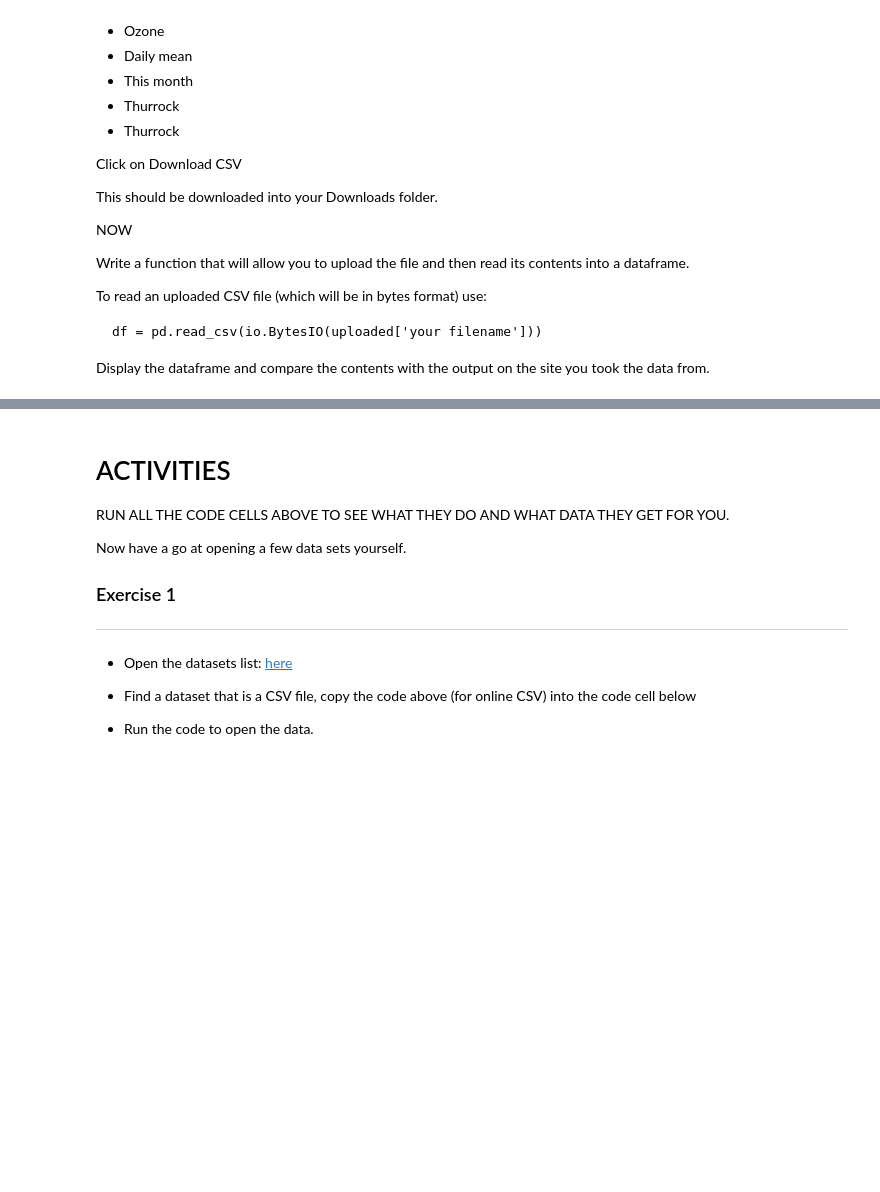
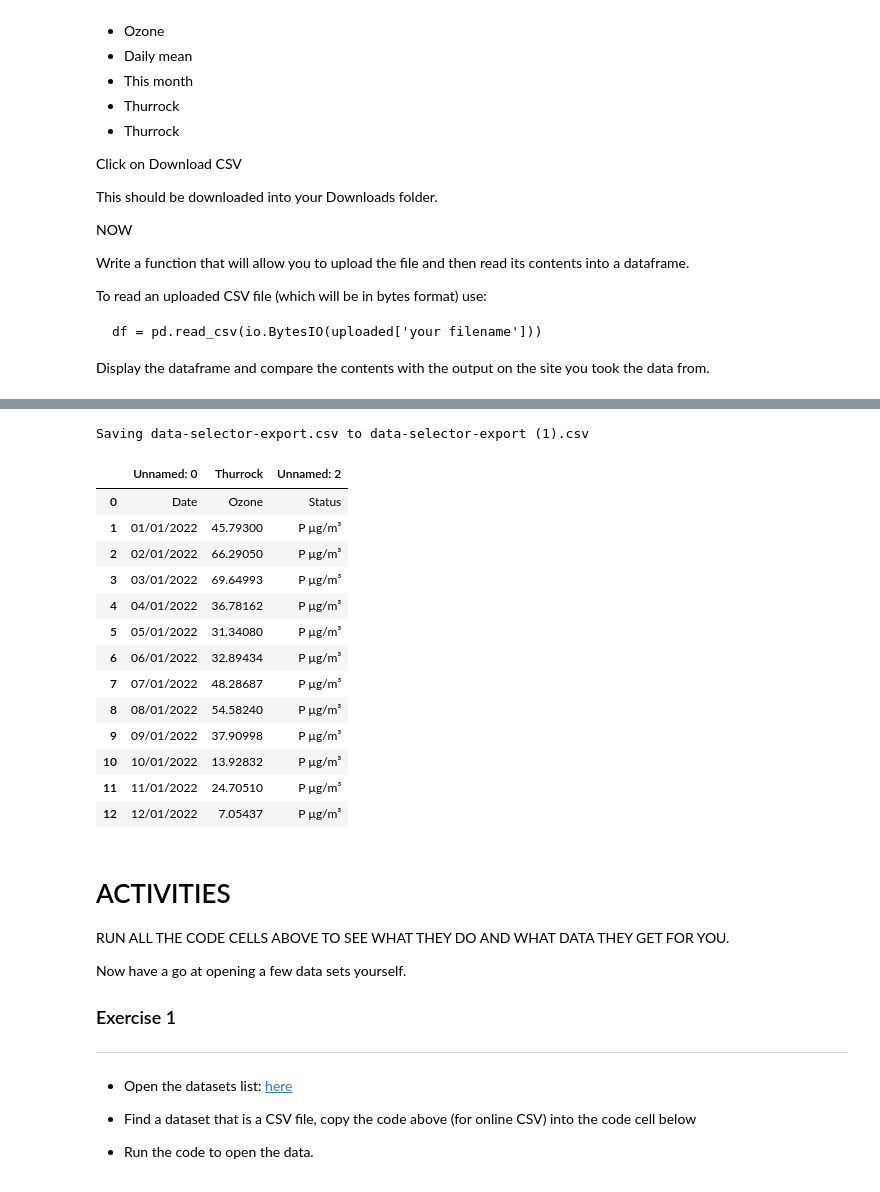
Before and after one commit to Imran-Github22/Imran-Farooqui, a Jupyter notebook: 1_Data_retrieval.ipynb, the cells around one changed output, grey strips where cells are left out. Saved outputs shown, nothing was run; the diff lists cells and outputs as text; code cells hidden in the pictures; blank space fills up the shorter version.

```diff
--- a/1_Data_retrieval.ipynb
+++ b/1_Data_retrieval.ipynb
@@ -217,9 +217,10 @@ import io
 
 def get_data():
   # upload a set of chosen files then read a specified file
-  !rm NO2-daily-mean-2014-2021-Swale-Newington.csv
+  #!rm NO2-daily-mean-2014-2021-Swale-Newington.csv
   uploaded = files.upload()
-  df = pd.read_csv(io.BytesIO(uploaded['NO2-daily-mean-2014-2021-Swale-Newington.csv']))
+  df = pd.read_csv(io.BytesIO(uploaded['data-selector-export.csv']))
   return df
 
 get_data()
+# %% [output]
@@ -226,3 +228,18 @@ get_data()
+Saving data-selector-export.csv to data-selector-export (1).csv
+|  | Unnamed: 0 | Thurrock | Unnamed: 2 |
+| 0 | Date | Ozone | Status |
+| 1 | 01/01/2022 | 45.79300 | P µg/m³ |
+| 2 | 02/01/2022 | 66.29050 | P µg/m³ |
+| 3 | 03/01/2022 | 69.64993 | P µg/m³ |
+| 4 | 04/01/2022 | 36.78162 | P µg/m³ |
+| 5 | 05/01/2022 | 31.34080 | P µg/m³ |
+| 6 | 06/01/2022 | 32.89434 | P µg/m³ |
+| 7 | 07/01/2022 | 48.28687 | P µg/m³ |
+| 8 | 08/01/2022 | 54.58240 | P µg/m³ |
+| 9 | 09/01/2022 | 37.90998 | P µg/m³ |
+| 10 | 10/01/2022 | 13.92832 | P µg/m³ |
+| 11 | 11/01/2022 | 24.70510 | P µg/m³ |
+| 12 | 12/01/2022 | 7.05437 | P µg/m³ |
 # %% [markdown]
 # ACTIVITIES
 
```
Also changed, not shown: parts of 2 cells of this notebook.
